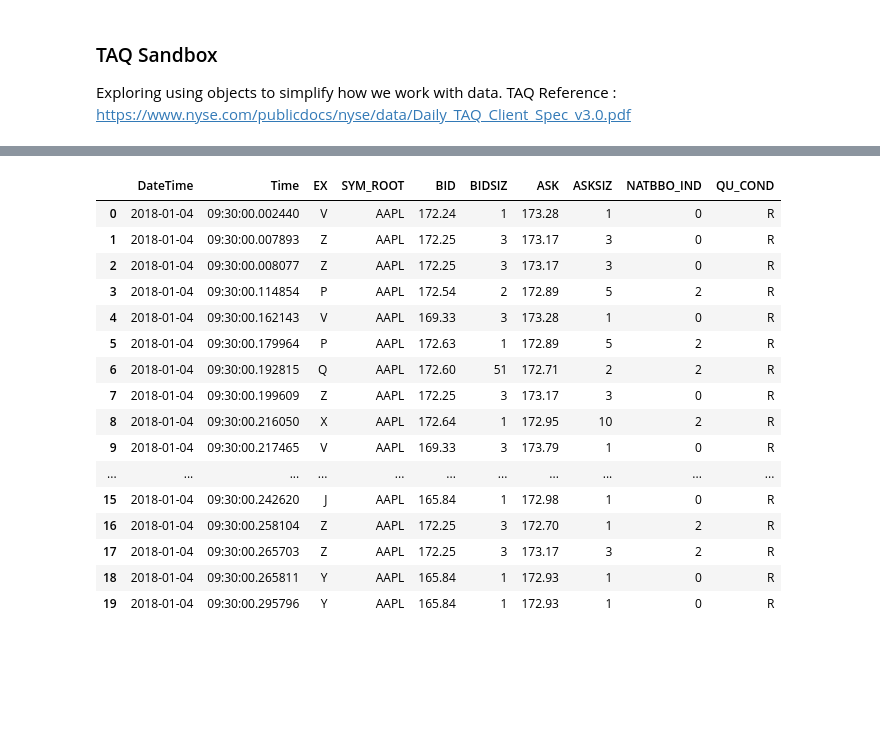
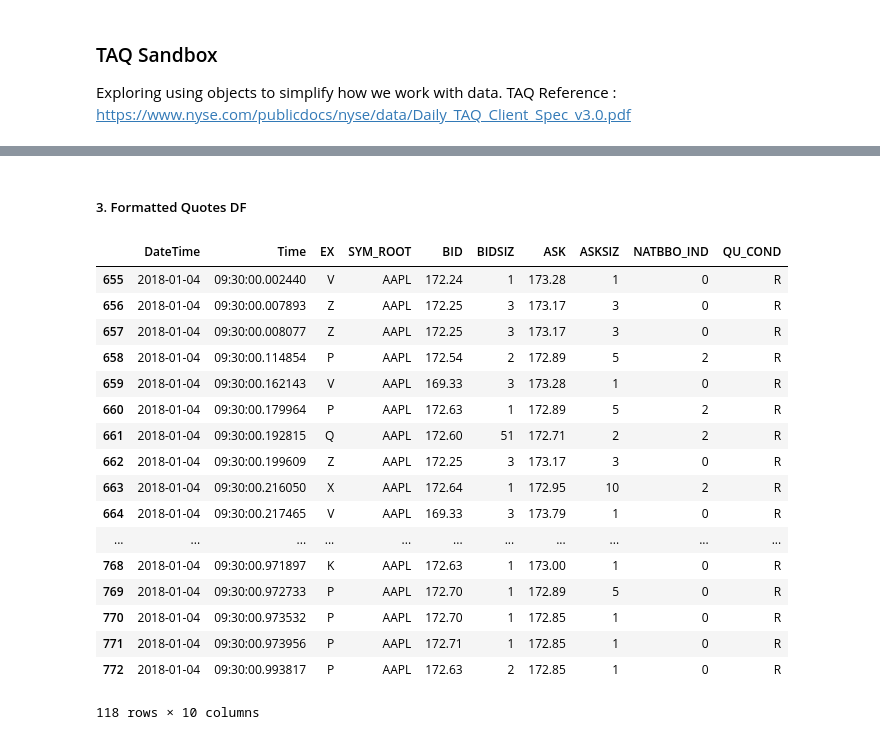
Before and after one commit to kevinramlal/QuotingBehaviour, a Jupyter notebook: TAQ/Notebooks/TAQ SandBox.ipynb, the cells around one changed output, grey strips where cells are left out. Saved outputs shown, nothing was run; the diff lists cells and outputs as text; code cells hidden in the pictures; blank space fills up the shorter version.

```diff
--- a/TAQ/Notebooks/TAQ SandBox.ipynb
+++ b/TAQ/Notebooks/TAQ SandBox.ipynb
@@ -11,7 +15,6 @@ from iex_helper import * #imports stock_data class from iex_helper.py
 # %%
 #stock_data class requires two inputs; quotes & trades
 
-quotes = '../AAPL.1.5.18.csv'
-trades = '../Trades1.5.18.csv'
-
-AAPL_Jan_5 = quote_wrangler(quotes) #initiate class
+quotes = '../AAPL_train.csv' #
+q = pd.read_csv(quotes,low_memory = False)
+AAPL = quote_wrangler(quotes) #initiate class
@@ -18,21 +30,24 @@ AAPL_Jan_5 = quote_wrangler(quotes) #initiate class
+# %% [markdown]
+##### 3. Formatted Quotes DF
 # %%
-quotes = AAPL_Jan_5.quotes_df
-quotes.head(20) #already completed formatting
+quotes = AAPL.quotes_df
+quotes[(quotes['Time'] >= '09:30:00') & (quotes['Time'] <= '09:30:01')] #already completed formatting
 # %% [output]
 |  | DateTime | Time | EX | SYM_ROOT | BID | BIDSIZ | ASK | ASKSIZ | NATBBO_IND | QU_COND |
-| 0 | 2018-01-04 | 09:30:00.002440 | V | AAPL | 172.24 | 1 | 173.28 | 1 | 0 | R |
-| 1 | 2018-01-04 | 09:30:00.007893 | Z | AAPL | 172.25 | 3 | 173.17 | 3 | 0 | R |
-| 2 | 2018-01-04 | 09:30:00.008077 | Z | AAPL | 172.25 | 3 | 173.17 | 3 | 0 | R |
-| 3 | 2018-01-04 | 09:30:00.114854 | P | AAPL | 172.54 | 2 | 172.89 | 5 | 2 | R |
-| 4 | 2018-01-04 | 09:30:00.162143 | V | AAPL | 169.33 | 3 | 173.28 | 1 | 0 | R |
-| 5 | 2018-01-04 | 09:30:00.179964 | P | AAPL | 172.63 | 1 | 172.89 | 5 | 2 | R |
-| 6 | 2018-01-04 | 09:30:00.192815 | Q | AAPL | 172.60 | 51 | 172.71 | 2 | 2 | R |
-| 7 | 2018-01-04 | 09:30:00.199609 | Z | AAPL | 172.25 | 3 | 173.17 | 3 | 0 | R |
-| 8 | 2018-01-04 | 09:30:00.216050 | X | AAPL | 172.64 | 1 | 172.95 | 10 | 2 | R |
-| 9 | 2018-01-04 | 09:30:00.217465 | V | AAPL | 169.33 | 3 | 173.79 | 1 | 0 | R |
+| 655 | 2018-01-04 | 09:30:00.002440 | V | AAPL | 172.24 | 1 | 173.28 | 1 | 0 | R |
+| 656 | 2018-01-04 | 09:30:00.007893 | Z | AAPL | 172.25 | 3 | 173.17 | 3 | 0 | R |
+| 657 | 2018-01-04 | 09:30:00.008077 | Z | AAPL | 172.25 | 3 | 173.17 | 3 | 0 | R |
+| 658 | 2018-01-04 | 09:30:00.114854 | P | AAPL | 172.54 | 2 | 172.89 | 5 | 2 | R |
+| 659 | 2018-01-04 | 09:30:00.162143 | V | AAPL | 169.33 | 3 | 173.28 | 1 | 0 | R |
+| 660 | 2018-01-04 | 09:30:00.179964 | P | AAPL | 172.63 | 1 | 172.89 | 5 | 2 | R |
+| 661 | 2018-01-04 | 09:30:00.192815 | Q | AAPL | 172.60 | 51 | 172.71 | 2 | 2 | R |
+| 662 | 2018-01-04 | 09:30:00.199609 | Z | AAPL | 172.25 | 3 | 173.17 | 3 | 0 | R |
+| 663 | 2018-01-04 | 09:30:00.216050 | X | AAPL | 172.64 | 1 | 172.95 | 10 | 2 | R |
+| 664 | 2018-01-04 | 09:30:00.217465 | V | AAPL | 169.33 | 3 | 173.79 | 1 | 0 | R |
 | ... | ... | ... | ... | ... | ... | ... | ... | ... | ... | ... |
-| 15 | 2018-01-04 | 09:30:00.242620 | J | AAPL | 165.84 | 1 | 172.98 | 1 | 0 | R |
-| 16 | 2018-01-04 | 09:30:00.258104 | Z | AAPL | 172.25 | 3 | 172.70 | 1 | 2 | R |
-| 17 | 2018-01-04 | 09:30:00.265703 | Z | AAPL | 172.25 | 3 | 173.17 | 3 | 2 | R |
-| 18 | 2018-01-04 | 09:30:00.265811 | Y | AAPL | 165.84 | 1 | 172.93 | 1 | 0 | R |
-| 19 | 2018-01-04 | 09:30:00.295796 | Y | AAPL | 165.84 | 1 | 172.93 | 1 | 0 | R |
+| 768 | 2018-01-04 | 09:30:00.971897 | K | AAPL | 172.63 | 1 | 173.00 | 1 | 0 | R |
+| 769 | 2018-01-04 | 09:30:00.972733 | P | AAPL | 172.70 | 1 | 172.89 | 5 | 0 | R |
+| 770 | 2018-01-04 | 09:30:00.973532 | P | AAPL | 172.70 | 1 | 172.85 | 1 | 0 | R |
+| 771 | 2018-01-04 | 09:30:00.973956 | P | AAPL | 172.71 | 1 | 172.85 | 1 | 0 | R |
+| 772 | 2018-01-04 | 09:30:00.993817 | P | AAPL | 172.63 | 2 | 172.85 | 1 | 0 | R |
+118 rows × 10 columns
```
Also changed, not shown: parts of 9 cells of this notebook, 10 other files.
